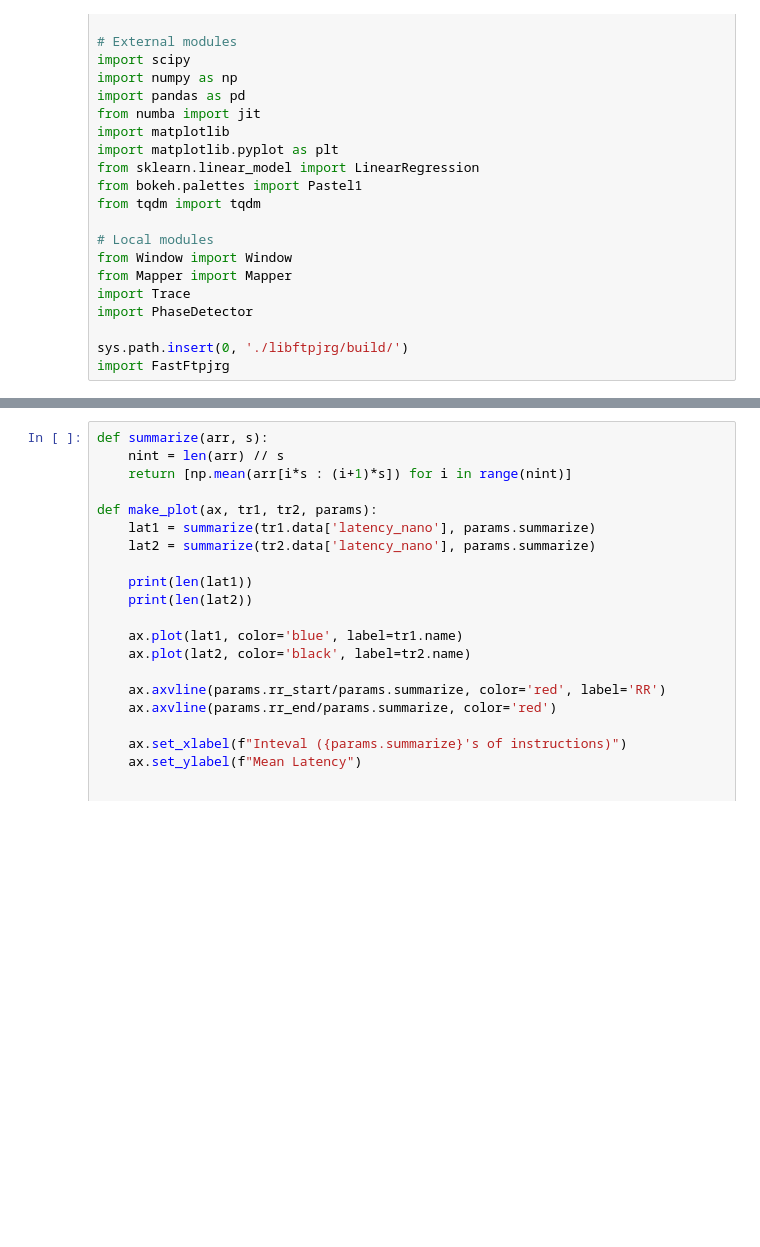
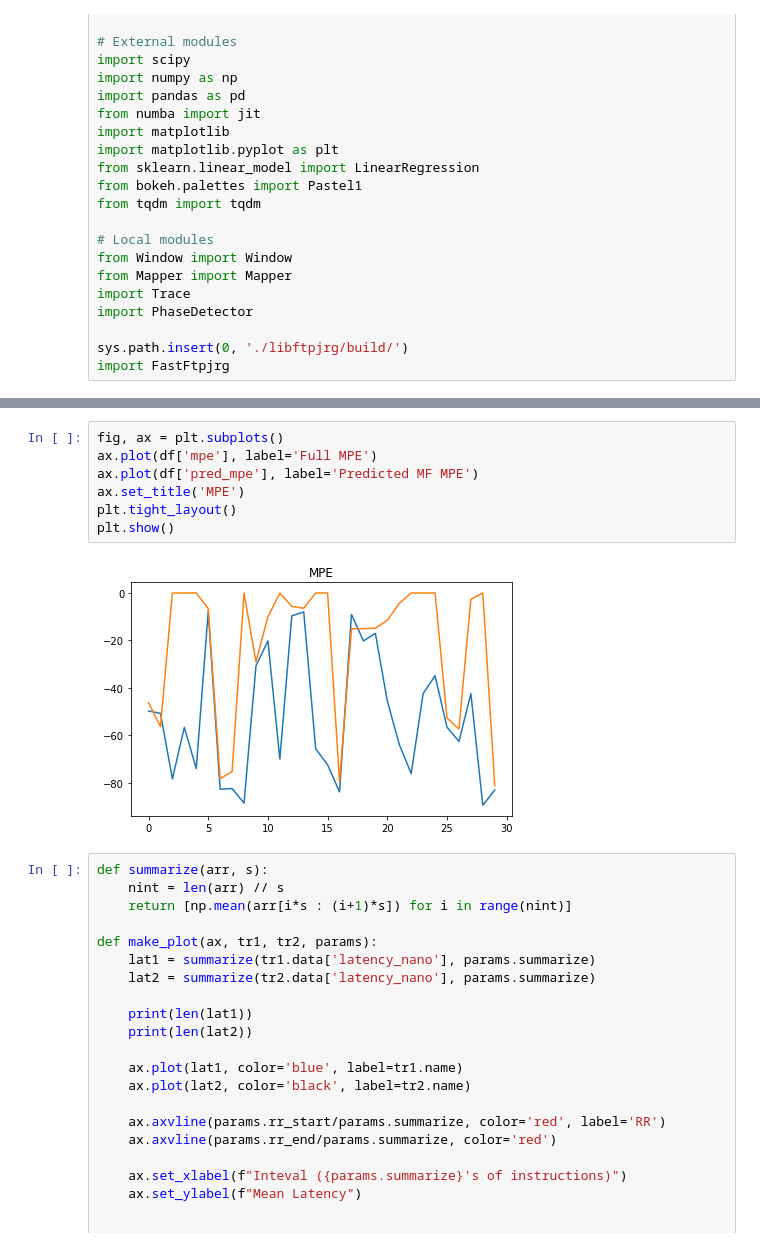
Before and after one commit to plavin/multifidelity, a Jupyter notebook: TraceExplorerPostDefense.ipynb, the cells around one changed output, grey strips where cells are left out. Saved outputs shown, nothing was run; the diff lists cells and outputs as text; blank space fills up the shorter version.

```diff
--- a/TraceExplorerPostDefense.ipynb
+++ b/TraceExplorerPostDefense.ipynb
@@ -86,3 +171,12 @@ Invoked with:
+# %%
+fig, ax = plt.subplots()
+ax.plot(df['mpe'], label='Full MPE')
+ax.plot(df['pred_mpe'], label='Predicted MF MPE')
+ax.set_title('MPE')
+plt.tight_layout()
+plt.show()
+# %% [output]
+[figure, added]
 # %%
 def summarize(arr, s):
     nint = len(arr) // s
```
Also changed, not shown: parts of 14 cells of this notebook, 1 other file.
